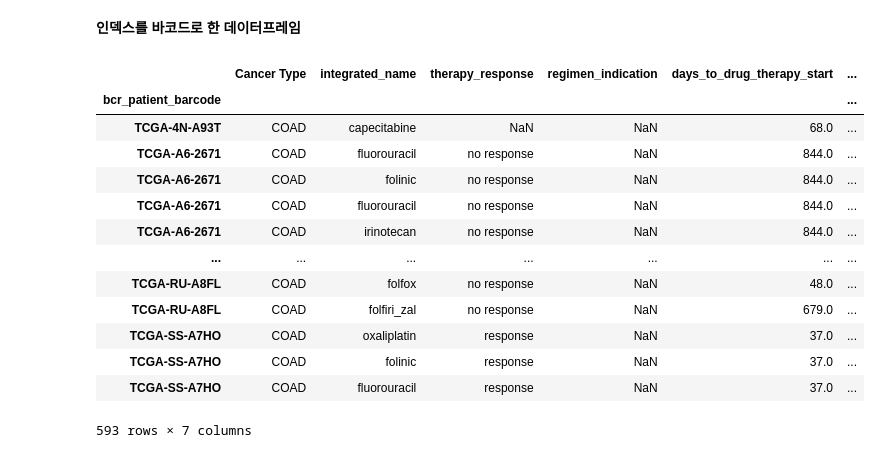
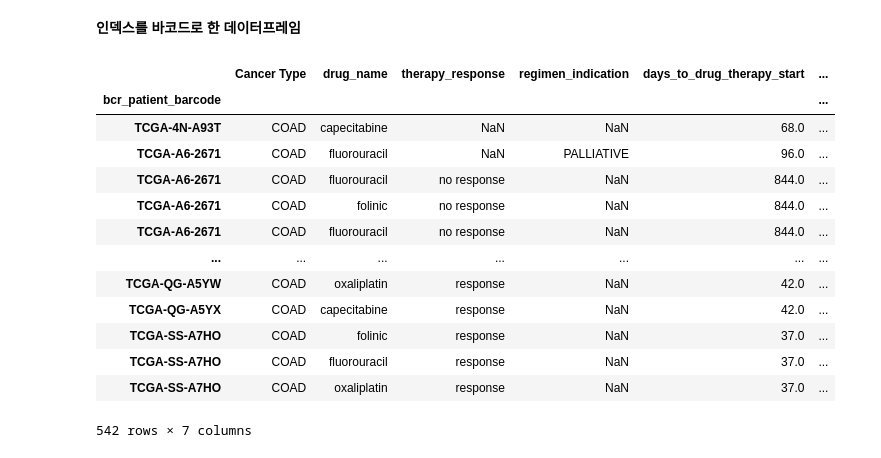
Before and after one commit to Dohyeon0224/SwUniv_CancerGene_Analysis, a Jupyter notebook: Colab_Notebook/Dohyeon/Drug_response_Dohyeon.ipynb, the cells around one changed output. Saved outputs shown, nothing was run; the diff lists cells and outputs as text; code cells hidden in the pictures.

```diff
--- a/Colab_Notebook/Dohyeon/Drug_response_Dohyeon.ipynb
+++ b/Colab_Notebook/Dohyeon/Drug_response_Dohyeon.ipynb
@@ -262,12 +262,12 @@ no_response_list = ["Clinical Progressive Disease", "Stable Disease"]
 # %%
 res_dict = {"response" : response_list, "no response" : no_response_list}
 # %%
-drug6_COAD['therapy_response'] = np.nan
+drug6_res_c['therapy_response'] = np.nan
 # %%
-for r, each_row in enumerate(range(len(drug6_COAD))):
-  name = drug6_COAD.iloc[r,3]
+for r, each_row in enumerate(range(len(drug6_res_c))):
+  name = drug6_res_c.iloc[r,3]
   res_list = list(res_dict.keys())
 
   for i, each_dict in enumerate(res_dict.values()):
     if name in each_dict:
-      drug6_COAD.iloc[r,9] = res_list[i]
+      drug6_res_c.iloc[r,9] = res_list[i]
@@ -306,8 +306,8 @@ null2
 # %% [markdown]
 **column에서 필요한 부분만 추출해서 순서 정리**
 # %%
-drug_COAD_res = drug6_COAD[['Cancer Type', 'bcr_patient_barcode','integrated_name','therapy_response','regimen_indication', 'days_to_drug_therapy_start', 'days_to_drug_therapy_end','therapy_types']]
-drug_COAD_res
+drug6_res_c = drug6_res_c[['Cancer Type', 'bcr_patient_barcode','integrated_name','therapy_response','regimen_indication', 'days_to_drug_therapy_start', 'days_to_drug_therapy_end','therapy_types']]
+drug6_res_c
 # %% [output]
 |  | Cancer Type | bcr_patient_barcode | integrated_name | therapy_response | regimen_indication | ... |
 | 0 | COAD | TCGA-D5-5539 | fluorouracil | NaN | ADJUVANT | ... |
@@ -323,8 +323,8 @@ drug_COAD_res
 | 592 | COAD | TCGA-A6-2674 | fluorouracil | NaN | RECURRENCE | ... |
 542 rows × 8 columns
 # %%
-drug_COAD_res.rename(columns = {'integrated_name':'drug_name'}, inplace = True)
-drug_COAD_res
+drug6_res_c.rename(columns = {'integrated_name':'drug_name'}, inplace = True)
+drug6_res_c
 # %% [output]
 A value is trying to be set on a copy of a slice from a DataFrame
 
@@ -348,24 +348,24 @@ drug_COAD_res.to_csv('/content/drive/MyDrive/SW21/drug_response_COAD.csv')
 # %% [markdown]
 **인덱스를 바코드로 한 데이터프레임**
 # %%
-drug_COAD_barcode = drug_COAD.copy()
+drug_COAD_barcode = drug6_res_c.copy()
 # 환자 바코드 순으로 정렬 = 없어도 되긴 하는데
 drug_COAD_barcode = drug_COAD_barcode.sort_values(by = 'bcr_patient_barcode')
 drug_COAD_barcode.index = drug_COAD_barcode.bcr_patient_barcode
 drug_COAD_barcode.drop(['bcr_patient_barcode'], axis = 1, inplace = True)
 drug_COAD_barcode
 # %% [output]
-|  | Cancer Type | integrated_name | therapy_response | regimen_indication | days_to_drug_therapy_start | ... |
+|  | Cancer Type | drug_name | therapy_response | regimen_indication | days_to_drug_therapy_start | ... |
 | bcr_patient_barcode |  |  |  |  |  | ... |
 | TCGA-4N-A93T | COAD | capecitabine | NaN | NaN | 68.0 | ... |
+| TCGA-A6-2671 | COAD | fluorouracil | NaN | PALLIATIVE | 96.0 | ... |
 | TCGA-A6-2671 | COAD | fluorouracil | no response | NaN | 844.0 | ... |
 | TCGA-A6-2671 | COAD | folinic | no response | NaN | 844.0 | ... |
 | TCGA-A6-2671 | COAD | fluorouracil | no response | NaN | 844.0 | ... |
-| TCGA-A6-2671 | COAD | irinotecan | no response | NaN | 844.0 | ... |
 | ... | ... | ... | ... | ... | ... | ... |
-| TCGA-RU-A8FL | COAD | folfox | no response | NaN | 48.0 | ... |
-| TCGA-RU-A8FL | COAD | folfiri_zal | no response | NaN | 679.0 | ... |
-| TCGA-SS-A7HO | COAD | oxaliplatin | response | NaN | 37.0 | ... |
+| TCGA-QG-A5YW | COAD | oxaliplatin | response | NaN | 42.0 | ... |
+| TCGA-QG-A5YX | COAD | capecitabine | response | NaN | 42.0 | ... |
 | TCGA-SS-A7HO | COAD | folinic | response | NaN | 37.0 | ... |
 | TCGA-SS-A7HO | COAD | fluorouracil | response | NaN | 37.0 | ... |
+| TCGA-SS-A7HO | COAD | oxaliplatin | response | NaN | 37.0 | ... |
-593 rows × 7 columns
+542 rows × 7 columns
```
Also changed, not shown: parts of 24 cells of this notebook.
